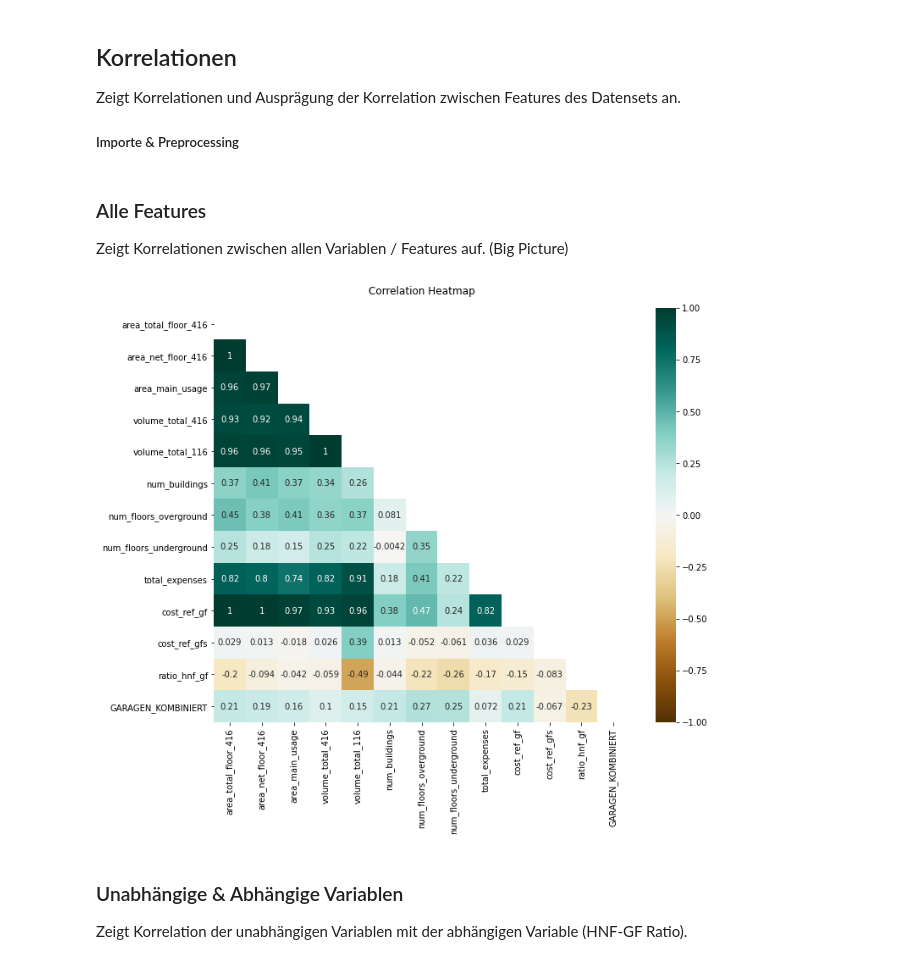
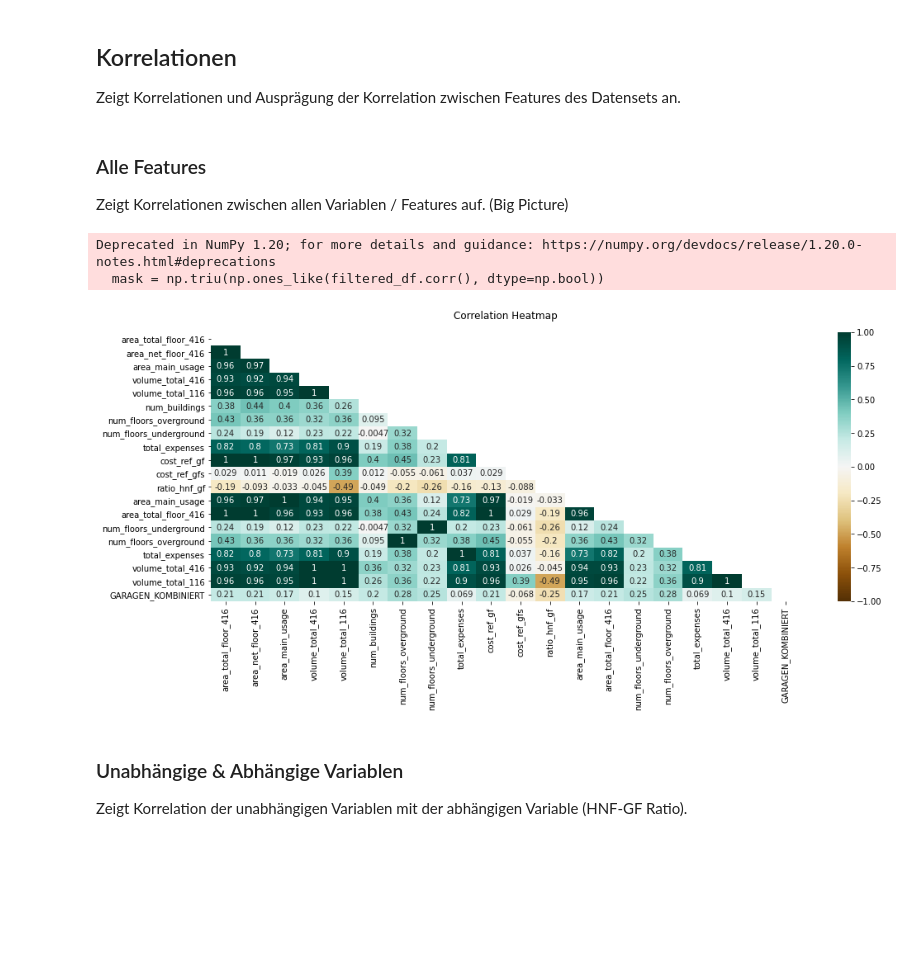
Before and after one commit to FHNW-RW/ip5-metriken-bauwesen, a Jupyter notebook: src/analysis/feature_correlation.ipynb, the cells around one changed output. Saved outputs shown, nothing was run; the diff lists cells and outputs as text; code cells hidden in the pictures; blank space fills up the shorter version.

```diff
--- a/src/analysis/feature_correlation.ipynb
+++ b/src/analysis/feature_correlation.ipynb
@@ -1,5 +1,3 @@
 # %% [markdown]
 ## Korrelationen
 Zeigt Korrelationen und Ausprägung der Korrelation zwischen Features des Datensets an.
-
-##### Importe & Preprocessing
@@ -26,17 +4,54 @@ mask = np.triu(np.ones_like(correlations, dtype=bool))
 # %% [markdown]
 ### Alle Features
 Zeigt Korrelationen zwischen allen Variablen / Features auf. (Big Picture)
-# %%
-fig, ax = plt.subplots(figsize=(11, 9))
-
-heatmap = sns.heatmap(correlations, mask=mask, vmin=-1, vmax=1, annot=True, cmap='BrBG', ax=ax)
-heatmap.set_title('Correlation Heatmap', fontdict={'fontsize':12}, pad=16);
-
-# show and save plot
-# plt.show()s
-plt.savefig("exports/heatmap_correlation_multiDimensional_allFeatures.png", dpi=300)
-# %% [output]
-[figure, removed]
+# %%
+import seaborn as sns
+import matplotlib.pyplot as plt
+import numpy as np
+import src.package.consts as c
+
+import src.package.importer as imp
+import src.package.importer_usages as imp_usg
+
+plt.figure(figsize=(16, 6))
+
+# import ans preprocess dataset
+df = imp.get_extended_dataset('../package/datasets/full_dataset.csv')
+df_usg, usage_types = imp_usg.extract_usage_details(df, highest_only=False, combine_garages=True)
+
+features = [
+            c.FIELD_AREA_MAIN_USAGE,
+            c.FIELD_AREA_TOTAL_FLOOR_416,
+            c.FIELD_USAGE_CLUSTER,
+            # c.FIELD_NOM_USAGE_MAIN,
+            c.FIELD_NUM_FLOORS_UNDERGROUND,
+            c.FIELD_NUM_FLOORS_OVERGROUND,
+            # c.GARAGE_TYPE_UG,
+            # c.GARAGE_TYPE_OG,
+            c.FIELD_TOTAL_EXPENSES,
+            # c.PRIMARY_USAGE_PERCENTAGE,
+            # c.SECONDARY_USAGE_PERCENTAGE,
+            # c.TERTIARY_USAGE_PERCENTAGE,
+            # c.QUATERNARY_USAGE_PERCENTAGE,
+            c.FIELD_VOLUME_TOTAL_416,
+            c.FIELD_VOLUME_TOTAL_116,
+
+        ]
+
+# features.extend(usage_types)
+features.append(c.GARAGE_COMBINED)
+
+# select relevant features and preprocces plot
+filtered_df = imp.select_relevant_features(df_usg, features)
+mask = np.triu(np.ones_like(filtered_df.corr(), dtype=np.bool))
+
+# prepare and plot heatmap
+heatmap = sns.heatmap(filtered_df.corr(), mask=mask, vmin=-1, vmax=1, annot=True, cmap='BrBG')
+heatmap.set_title('Correlation Heatmap', fontdict={'fontsize':12}, pad=16);
+# %% [output]
+Deprecated in NumPy 1.20; for more details and guidance: https://numpy.org/devdocs/release/1.20.0-notes.html#deprecations
+  mask = np.triu(np.ones_like(filtered_df.corr(), dtype=np.bool))
+[figure, added]
 # %% [markdown]
 ### Unabhängige & Abhängige Variablen
 Zeigt Korrelation der unabhängigen Variablen mit der abhängigen Variable (HNF-GF Ratio).
```
Also changed, not shown: parts of 4 cells of this notebook, 3 other files.
